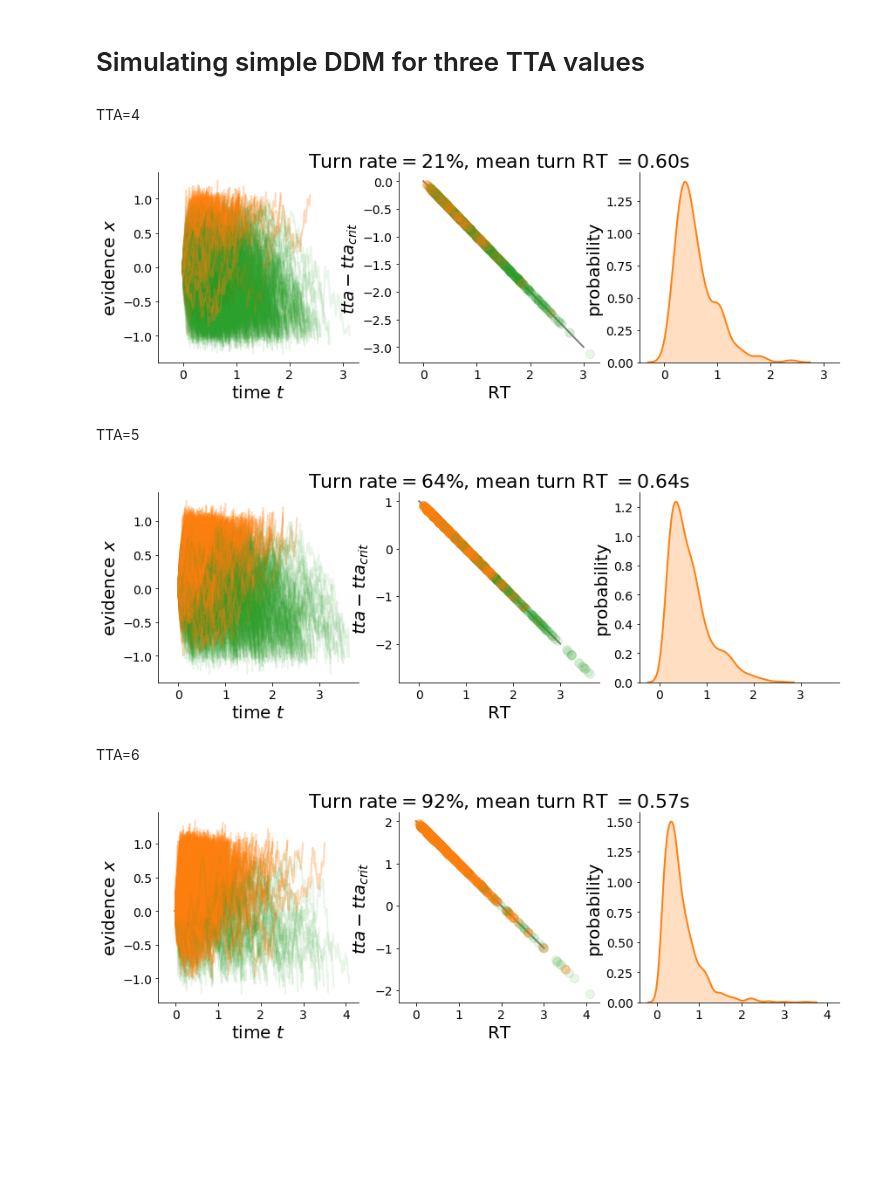
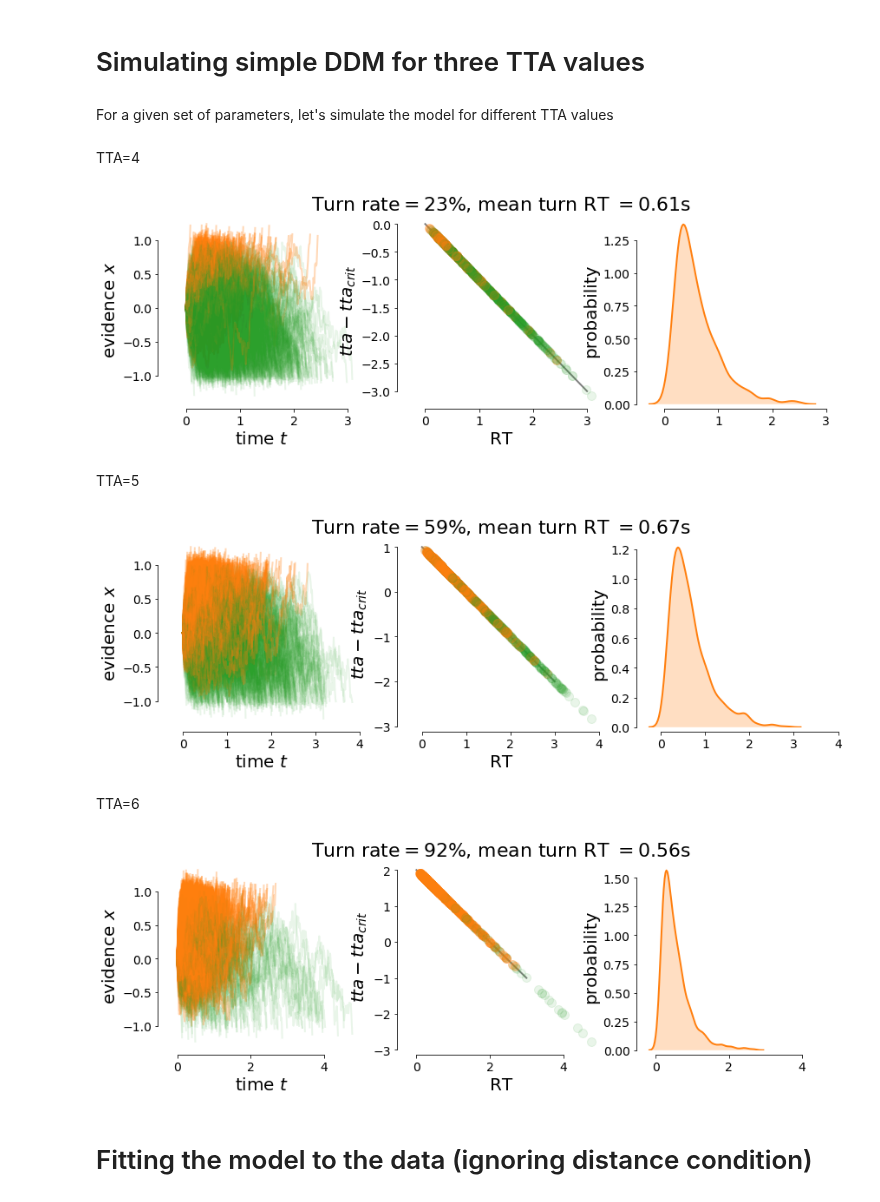
Before and after one commit to cherepaha/evidence_accumulation_in_gap_acceptance, a Jupyter notebook: modeling_first_look.ipynb, the cells around one changed output. Drawn from its saved outputs; the diff is of its cells as text; code cells hidden in the pictures; blank space fills up the shorter version.

```diff
--- a/modeling_first_look.ipynb
+++ b/modeling_first_look.ipynb
@@ -13,8 +16,13 @@ Let's write a simple model which could capture the following empirical observati
 def dx(A, c, dt):
     return A*dt + c*np.random.randn()*np.sqrt(dt)
 
-def run_trial(tta, tta_crit, boundary, noise_intensity, n):
-    # our decisions are on the timescale of 1-2 seconds, we use 10ms as integration step for now
+def run_trial(tta, params, n):
+#     tta_crit = params['tta_crit']
+    tta_crit = 4.0
+    boundary, noise_intensity = params
+
+    # our decisions are on the timescale of 1-2 seconds, we use 10ms as integration step for testing purposes
+    # TODO: change to better time resolution (at most dt = 0.001)
     dt = 0.01
 
     # for each trial, we will store the whole dynamics of the simulation, include timestamps, and for
@@ -42,10 +50,12 @@ def run_trial(tta, tta_crit, boundary, noise_intensity, n):
                               'd': np.array(drift_rate_values),
                               'is_turn_decision': is_turn_decision})
 
-def run_sim(tta, tta_crit, boundary, noise_intensity, n_sim):
-    trials = [run_trial(tta, tta_crit, boundary, noise_intensity, n) for n in range(n_sim)]
+def run_sim(tta, params, n_sim):
+    trials = [run_trial(tta, params, n) for n in range(n_sim)]
+    sim_result = pd.concat(trials).set_index(['n'])
+    sim_result['tta_condition'] = tta
 
-    return pd.concat(trials).set_index(['n'])
+    return sim_result
 # %%
 def plot_ddm_traces(sim_data, axes=None):
     turn_rate = sim_data.groupby('n').is_turn_decision.last().mean()
@@ -67,7 +77,8 @@ def plot_ddm_traces(sim_data, axes=None):
         ax1.plot(traj.t, traj.x, color=color, alpha=alpha)
         ax2.plot([traj.t.values[-1]], [traj.d.values[-1]], color=color, marker='o', alpha=alpha)
 
-    sns.kdeplot(ax=ax3, data=sim_data[sim_data.is_turn_decision].groupby('n').t.last(), color='C1', shade=True, legend=False)
+    response_times = sim_data[sim_data.is_turn_decision].groupby('n').t.last()
+    sns.kdeplot(ax=ax3, data=response_times, color='C1', shade=True, legend=False)
 
     ax1.set_ylabel('evidence $x$')
     ax2.set_ylabel('$tta-tta_{crit}$')
@@ -78,28 +89,36 @@ def plot_ddm_traces(sim_data, axes=None):
     ax2.set_xlabel('RT')
 
     ax2.set_title('Turn rate$=%.f\%%$, mean turn RT $=%.2f$s' % (100*turn_rate, mean_turn_rt))
+    plt.subplots_adjust(hspace=0.2)
+    sns.despine(trim=True, offset=5)
 
     return axes
 # %% [markdown]
 # Simulating simple DDM for three TTA values
+# %% [markdown]
+For a given set of parameters, let's simulate the model for different TTA values
+# %%
+params = (1.0, 1.0)
 # %% [markdown]
 TTA=4
 # %%
-sim_data_4 = run_sim(tta=4, tta_crit=4, boundary=1, noise_intensity=1, n_sim=1000)
+sim_data_4 = run_sim(tta=4, params=params, n_sim=1000)
 axes = plot_ddm_traces(sim_data_4)
 # %% [output]
-[figure, old version]
+[figure, new version]
 # %% [markdown]
 TTA=5
 # %%
-sim_data_5 = run_sim(tta=5, tta_crit=4, boundary=1, noise_intensity=1, n_sim=1000)
+sim_data_5 = run_sim(tta=5, params=params, n_sim=1000)
 axes = plot_ddm_traces(sim_data_5)
 # %% [output]
-[figure, old version]
+[figure, new version]
 # %% [markdown]
 TTA=6
 # %%
-sim_data_6 = run_sim(tta=6, tta_crit=4, boundary=1, noise_intensity=1, n_sim=1000)
+sim_data_6 = run_sim(tta=6, params=params, n_sim=1000)
 axes = plot_ddm_traces(sim_data_6)
 # %% [output]
-[figure, old version]
+[figure, new version]
+# %% [markdown]
+# Fitting the model to the data (ignoring distance condition)
```
Also changed, not shown: parts of 19 cells of this notebook, 1 other file.
